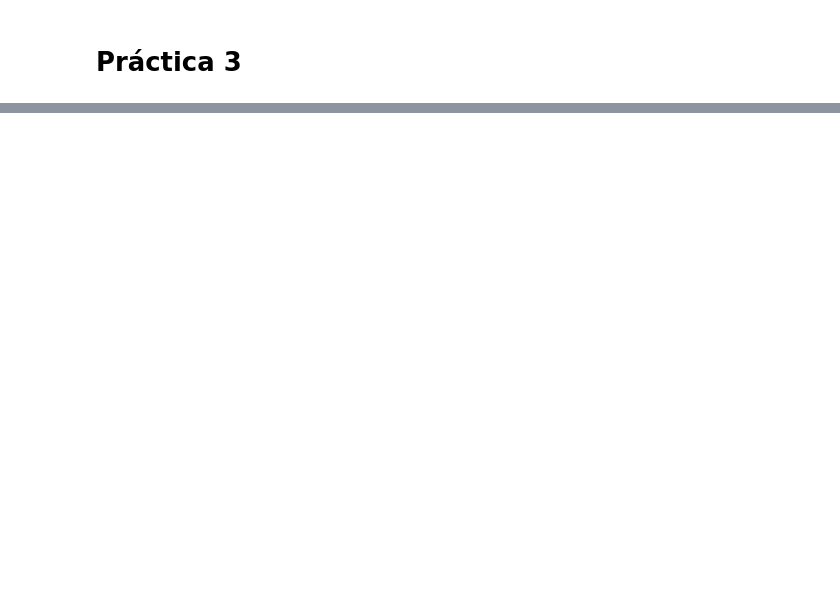
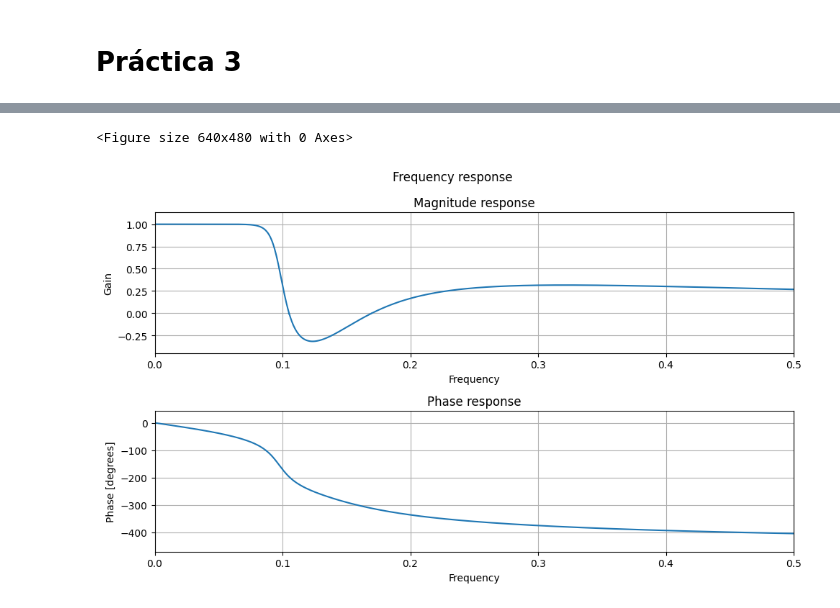
Before and after one commit to andresosorios23/digital_signal_processing, a Jupyter notebook: task_3/task.ipynb, the cells around one changed output, grey strips where cells are left out. Saved outputs shown, nothing was run; the diff lists cells and outputs as text; code cells hidden in the pictures; blank space fills up the shorter version.

```diff
--- a/task_3/task.ipynb
+++ b/task_3/task.ipynb
@@ -30,0 +125,45 @@ plt.imshow(inverse, cmap='gray')
+# %%
+def find_discontinuities(arr, threshold):
+    differences = np.abs(
+        np.diff(arr)
+    )  # Compute absolute differences between consecutive elements
+    discontinuity_indices = np.where(differences > threshold)[
+        0
+    ]  # Find indices where differences exceed threshold
+    return discontinuity_indices
+
+
+angle_unwrapped = np.unwrap(np.angle(H, deg=True), period=180)
+
+discontinuities = find_discontinuities(np.diff(abs(H)) / np.diff(w), 5)
+
+multiple = np.ones_like(w)
+for i in discontinuities[::2]:
+    multiple[i:] *= -1
+
+plt.figure()
+fig, ax = plt.subplots(2, 1, figsize=(10, 6))
+for axis in ax:
+    axis.grid()
+    axis.margins(0, 0.1)
+plt.suptitle("Frequency response")
+
+ax[0].plot(w, abs(H) * multiple)
+
+ax[0].set_title("Magnitude response")
+ax[0].set_xlabel("Frequency")
+ax[0].set_xlim(0, 0.5)
+
+ax[0].set_ylabel("Gain")
+plt.margins(0, 0.1)
+
+ax[1].plot(w, angle_unwrapped)
+ax[1].set_title("Phase response")
+ax[1].set_xlabel("Frequency")
+ax[1].set_ylabel("Phase [degrees]")
+ax[1].set_xlim(0, 0.5)
+
+fig.tight_layout()
+# %% [output]
+<Figure size 640x480 with 0 Axes>
+[figure, added]
```
Also changed, not shown: parts of 26 cells of this notebook, 5 other files.
